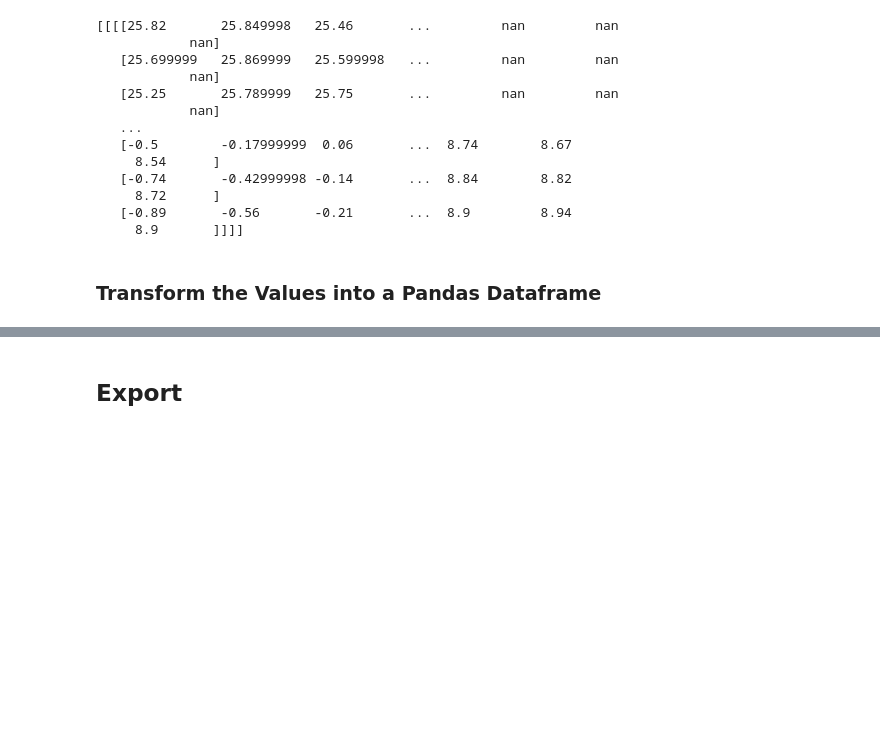
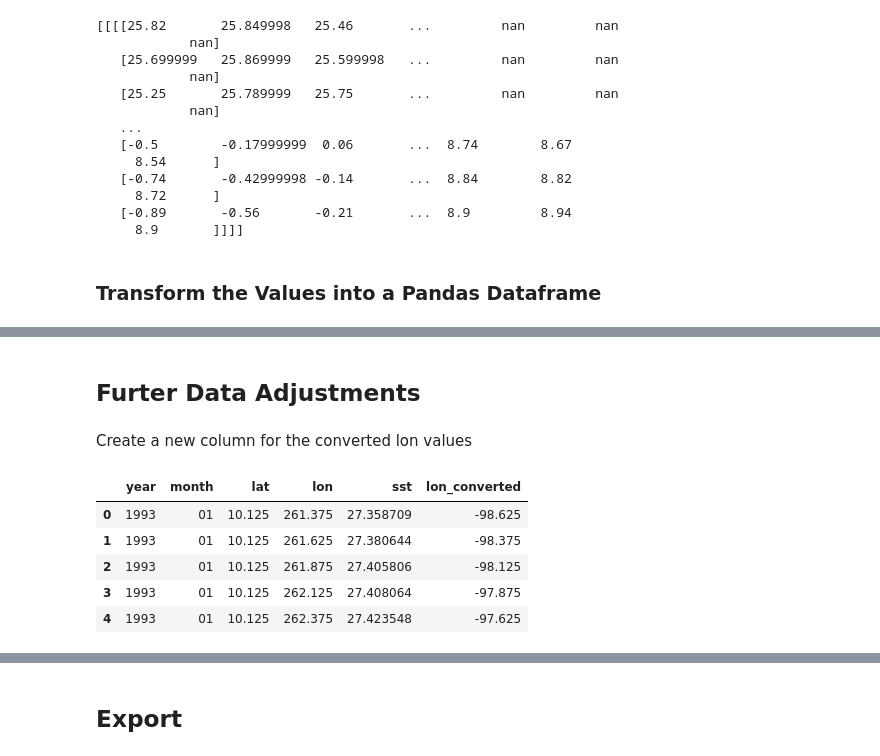
Before and after one commit to hslu-dda/dda-introduction-to-python, a Jupyter notebook: 07_Data_Applications/noaa-netcdf-converter/noaa-netcdf-converter.ipynb, the cells around one changed output, grey strips where cells are left out. Drawn from its saved outputs; the diff is of its cells as text; code cells hidden in the pictures; blank space fills up the shorter version.

```diff
--- a/07_Data_Applications/noaa-netcdf-converter/noaa-netcdf-converter.ipynb
+++ b/07_Data_Applications/noaa-netcdf-converter/noaa-netcdf-converter.ipynb
@@ -153,16 +218,0 @@ So far so good. However, the matter is more complex. The files from the [NOAA di
-# %%
-# set the year you want to calculate an combined file, change this for the next year!
-set_year = '2023'
-
-# create the folder path automatically
-set_dir = './data/' + set_year + '/'
-
-# List files and sort by date embedded in filename
-files_2023 = sorted(
-    [os.path.join(set_dir, file) for file in os.listdir(set_dir) if file.endswith('.nc')],
-    key=lambda x: x.split('.')[-2]  # This grabs the YYYYMMDD part right before '.nc'
-)
-
-# Optional: print to verify order
-for f in files_2023:
-    print(f)
@@ -252,0 +219,7 @@ print(mean_sst_df)
+# %%
+# define were the data is
+BASE_DIR = './data/'
+
+# define the time frame
+START_YEAR = 1993
+END_YEAR = 1995
@@ -252,0 +340,14 @@ print(mean_sst_df)
+# %% [markdown]
+## Furter Data Adjustments
+# %% [markdown]
+Create a new column for the converted lon values
+# %%
+average_sst_per_month["lon_converted"] = average_sst_per_month["lon"].apply(lambda x: x - 360 if x > 180 else x)
+average_sst_per_month.head()
+# %% [output]
+|  | year | month | lat | lon | sst | lon_converted |
+| 0 | 1993 | 01 | 10.125 | 261.375 | 27.358709 | -98.625 |
+| 1 | 1993 | 01 | 10.125 | 261.625 | 27.380644 | -98.375 |
+| 2 | 1993 | 01 | 10.125 | 261.875 | 27.405806 | -98.125 |
+| 3 | 1993 | 01 | 10.125 | 262.125 | 27.408064 | -97.875 |
+| 4 | 1993 | 01 | 10.125 | 262.375 | 27.423548 | -97.625 |
```
Also changed, not shown: parts of 29 cells of this notebook, 2 other files.
